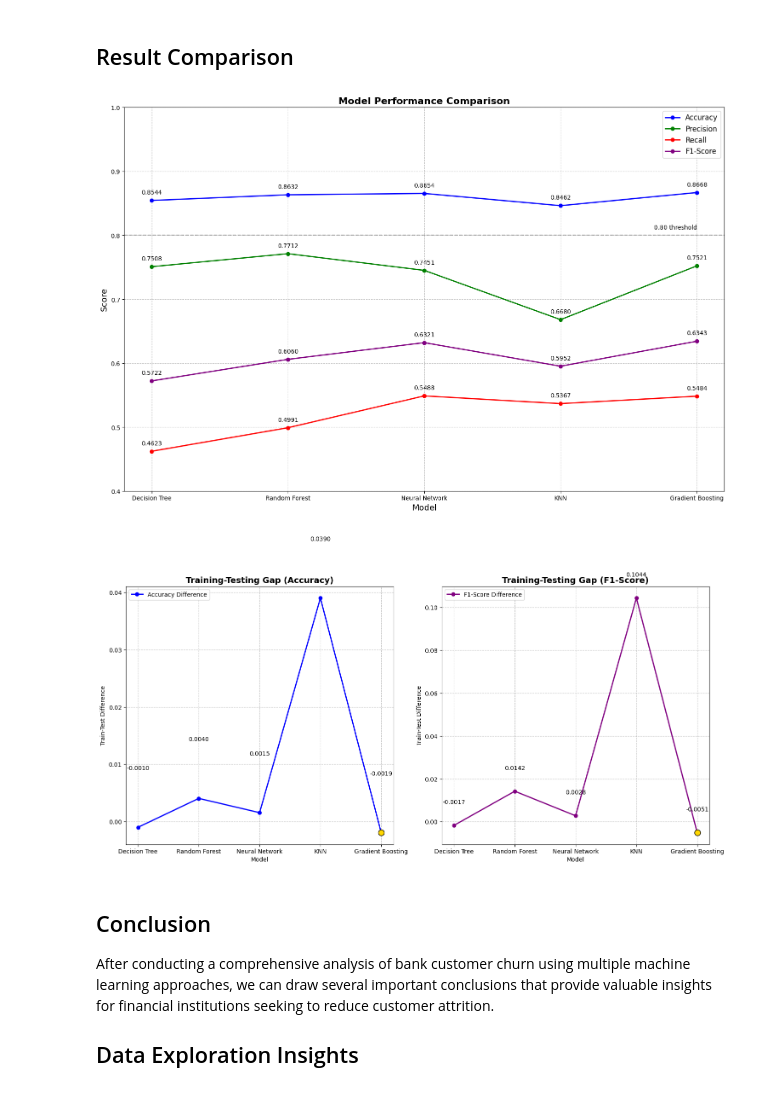
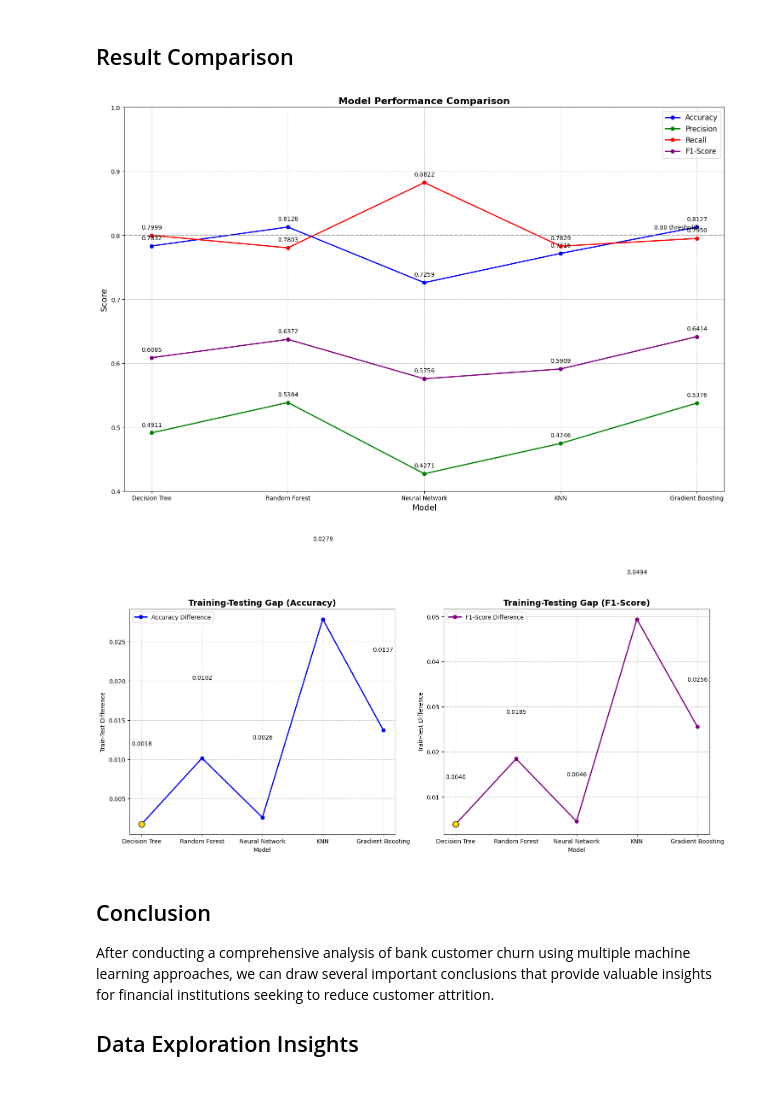
Before and after one commit to asilva1604/iart2-feup-2425, a Jupyter notebook: bank_churn_analysis.ipynb, the cells around one changed output. Cells and saved outputs as stored; diff of their text form; code cells hidden in the pictures.

```diff
--- a/bank_churn_analysis.ipynb
+++ b/bank_churn_analysis.ipynb
@@ -2310,5 +2311,5 @@ plt.show()
 # %%
 
-evaluate_model_overfitting(gb_model, x_train_processed, y_train, x_test_processed, y_test, "Gradient Boosting")
+evaluate_model_overfitting(best_gb, x_train_processed, y_train, x_test_processed, y_test, "Gradient Boosting")
 # %% [output]
 Gradient Boosting Performance Comparison:
@@ -2335,9 +2336,9 @@ def create_model_comparison_line_plots():
     # Get metrics for each model
     for model, model_name in [(dt_model, "Decision Tree"),
                              (rt_model, "Random Forest"),
-                             (nn_model, "Neural Network"),
-                             (knn_model, "KNN"),
-                             (gb_model, "Gradient Boosting")]:
+                             (mlp_balanced, "Neural Network"),
+                             (knn_model_bal, "KNN"),
+                             (best_gb, "Gradient Boosting")]:
         y_pred = model.predict(x_test_processed)
         accuracy = accuracy_score(y_test, y_pred)
         precision = precision_score(y_test, y_pred)
@@ -2393,9 +2394,9 @@ def create_model_comparison_line_plots():
     # Get train/test metrics for all models
     for model, model_name in [(dt_model, "Decision Tree"),
                              (rt_model, "Random Forest"),
-                             (nn_model, "Neural Network"),
-                             (knn_model, "KNN"),
-                             (gb_model, "Gradient Boosting")]:
+                             (mlp_balanced, "Neural Network"),
+                             (knn_model_bal, "KNN"),
+                             (best_gb, "Gradient Boosting")]:
 
         # Calculate train metrics
         y_train_pred = model.predict(x_train_processed)
@@ -2436,35 +2437,35 @@ def create_model_comparison_line_plots():
     plt.scatter([min_diff_idx], [acc_diffs[min_diff_idx]], s=100, color='gold',
                edgecolors='black', zorder=5, label='Best Generalization')
 
     # F1-score differences in the second subplot
     plt.subplot(1, 2, 2)
 
     # Plot train-test differences in F1-score
     plt.plot(models, f1_diffs, 'o-', linewidth=2, color='purple', label='F1-Score Difference')
 
     # Add labels to each point
     for i, diff in enumerate(f1_diffs):
         plt.text(i, diff + 0.01, f'{diff:.4f}', ha='center')
 
     plt.title('Training-Testing Gap (F1-Score)', fontsize=14, fontweight='bold')
     plt.xlabel('Model')
     plt.ylabel('Train-Test Difference')
     plt.grid(True, linestyle='--', alpha=0.7)
     plt.legend()
 
     # Highlight best model for F1 generalization
     min_f1_diff_idx = f1_diffs.index(min(f1_diffs))
     plt.scatter([min_f1_diff_idx], [f1_diffs[min_f1_diff_idx]], s=100, color='gold',
                edgecolors='black', zorder=5, label='Best Generalization')
 
     plt.tight_layout()
     plt.show()
 
 # Call the function to create the plots
 create_model_comparison_line_plots()
 # %% [output]
-[figure, old version]
+[figure, new version]
-[figure, old version]
+[figure, new version]
 # %% [markdown]
 ## Conclusion
 
```
Also changed, not shown: parts of 22 cells of this notebook, 1 other file.
